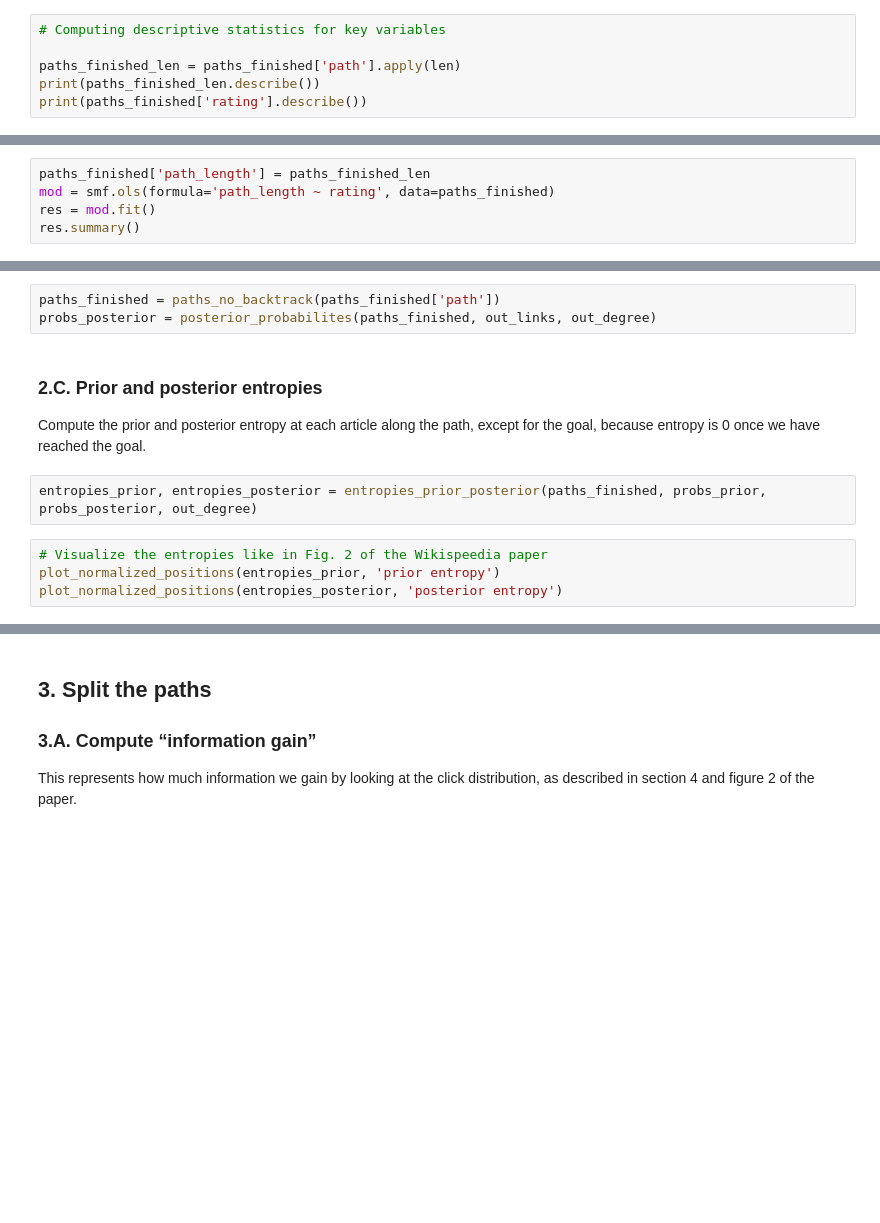
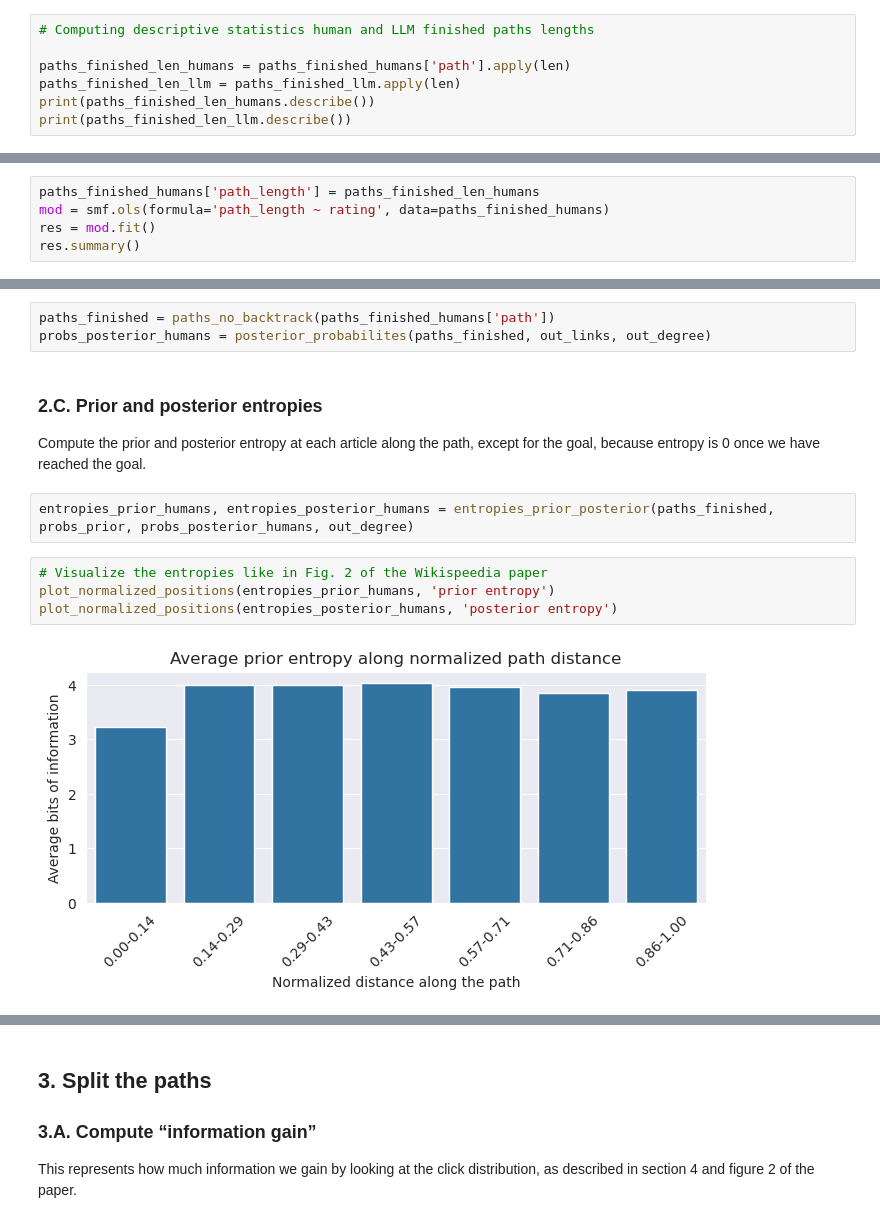
Before and after one commit to epfl-ada/ada-2024-project-adaspeedia, a Jupyter notebook: leo_playground.ipynb, the cells around one changed output, grey strips where cells are left out. Cells and saved outputs as stored; diff of their text form; blank space fills up the shorter version.

Commit message:
Harmonize humans/llm naming and start analyzing distances
# Conflicts:
#	leo_playground.ipynb

```diff
--- a/leo_playground.ipynb
+++ b/leo_playground.ipynb
@@ -20,8 +22,9 @@ We found missing values for the rating of finished paths and decided not to impu
 
 Our pipeline can handle the datasize as we do not need to handle bigger datasets than the ones we have already treated through this pipeline.
 # %%
-# Computing descriptive statistics for key variables
+# Computing descriptive statistics human and LLM finished paths lengths
 
-paths_finished_len = paths_finished['path'].apply(len)
-print(paths_finished_len.describe())
-print(paths_finished['rating'].describe())
+paths_finished_len_humans = paths_finished_humans['path'].apply(len)
+paths_finished_len_llm = paths_finished_llm.apply(len)
+print(paths_finished_len_humans.describe())
+print(paths_finished_len_llm.describe())
@@ -33,7 +68,7 @@ We observe that the rating is positively correlated with the path length.
 R2 shows that our model explains some of the variance of the data.
 p is close to 0 which shows that the rating is a good predictor for the path length.
 # %%
-paths_finished['path_length'] = paths_finished_len
-mod = smf.ols(formula='path_length ~ rating', data=paths_finished)
+paths_finished_humans['path_length'] = paths_finished_len_humans
+mod = smf.ols(formula='path_length ~ rating', data=paths_finished_humans)
 res = mod.fit()
 res.summary()
@@ -56,15 +111,17 @@ out_links = links.groupby('linkSource')['linkTarget'].agg(list)
 
 ![Formula for the posterior click probability](./images/probs_posterior.png)
 # %%
-paths_finished = paths_no_backtrack(paths_finished['path'])
-probs_posterior = posterior_probabilites(paths_finished, out_links, out_degree)
+paths_finished = paths_no_backtrack(paths_finished_humans['path'])
+probs_posterior_humans = posterior_probabilites(paths_finished, out_links, out_degree)
 # %% [markdown]
 ### 2.C. Prior and posterior entropies
 
 Compute the prior and posterior entropy at each article along the path, except for the goal, because entropy is 0 once we have reached the goal.
 # %%
-entropies_prior, entropies_posterior = entropies_prior_posterior(paths_finished, probs_prior, probs_posterior, out_degree)
+entropies_prior_humans, entropies_posterior_humans = entropies_prior_posterior(paths_finished, probs_prior, probs_posterior_humans, out_degree)
 # %%
 # Visualize the entropies like in Fig. 2 of the Wikispeedia paper
-plot_normalized_positions(entropies_prior, 'prior entropy')
-plot_normalized_positions(entropies_posterior, 'posterior entropy')
+plot_normalized_positions(entropies_prior_humans, 'prior entropy')
+plot_normalized_positions(entropies_posterior_humans, 'posterior entropy')
+# %% [output]
+[figure, added]
```
Also changed, not shown: parts of 20 cells of this notebook.
